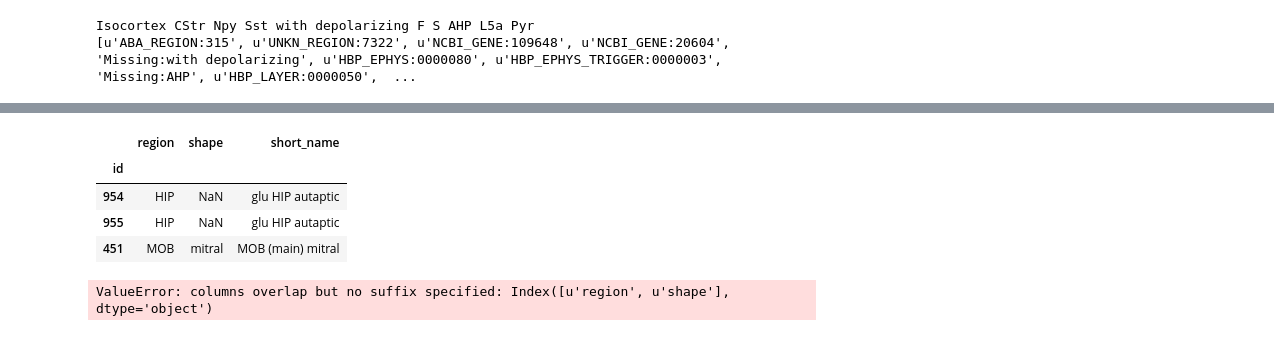
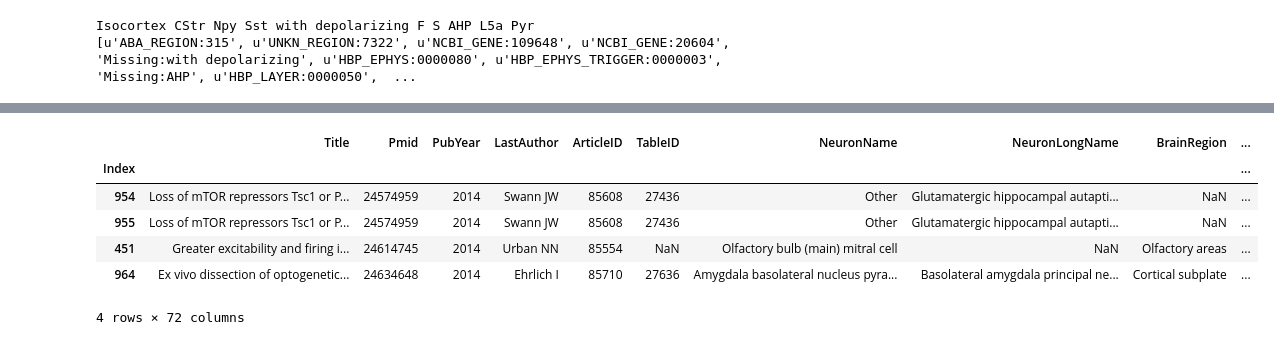
Before and after one commit to renaud/neuroNER, a Jupyter notebook: similarity/api_demo.ipynb, the cells around one changed output, grey strips where cells are left out. Cells and saved outputs as stored; diff of their text form; code cells hidden in the pictures.

```diff
--- a/similarity/api_demo.ipynb
+++ b/similarity/api_demo.ipynb
@@ -73,7 +73,7 @@ for index, row in table.iterrows():
     short_annots = _normalize(cleaned_annotations, shorten = True)
     temp_dict = annots_to_dict(cleaned_annotations)
     temp_dict['short_name'] = short_annots
-    temp_dict['id'] = index
+    temp_dict['Index'] = index
     dict_list.append(temp_dict)
 
 #     f = format_annots(neuron_name, r.annotations)
@@ -90,19 +101,21 @@ dict_list
 # %%
 col_names = [n[1] for n in name_spaces]
 col_names.append('projection')
 
-df = pd.DataFrame.from_records(dict_list, index = 'id')
+df = pd.DataFrame.from_records(dict_list, index = 'Index')
 df
+
+table[0:4]
 # %% [output]
-|  | region | shape | short_name |
-| id |  |  |  |
-| 954 | HIP | NaN | glu HIP autaptic |
-| 955 | HIP | NaN | glu HIP autaptic |
-| 451 | MOB | mitral | MOB (main) mitral |
+|  | Title | Pmid | PubYear | LastAuthor | ArticleID | TableID | NeuronName | NeuronLongName | BrainRegion | ... |
+| Index |  |  |  |  |  |  |  |  |  | ... |
+| 954 | Loss of mTOR repressors Tsc1 or P... | 24574959 | 2014 | Swann JW | 85608 | 27436 | Other | Glutamatergic hippocampal autapti... | NaN | ... |
+| 955 | Loss of mTOR repressors Tsc1 or P... | 24574959 | 2014 | Swann JW | 85608 | 27436 | Other | Glutamatergic hippocampal autapti... | NaN | ... |
+| 451 | Greater excitability and firing i... | 24614745 | 2014 | Urban NN | 85554 | NaN | Olfactory bulb (main) mitral cell | NaN | Olfactory areas | ... |
+| 964 | Ex vivo dissection of optogenetic... | 24634648 | 2014 | Ehrlich I | 85710 | 27636 | Amygdala basolateral nucleus pyra... | Basolateral amygdala principal ne... | Cortical subplate | ... |
+4 rows × 72 columns
 # %%
 table = table.join(df)
-# %% [output]
-ValueError: columns overlap but no suffix specified: Index([u'region', u'shape'], dtype='object')
 # %%
 table.to_csv('df.csv', sep='\t', encoding='utf-8')
 # %%
```
Also changed, not shown: parts of 2 cells of this notebook, 1 other file.
